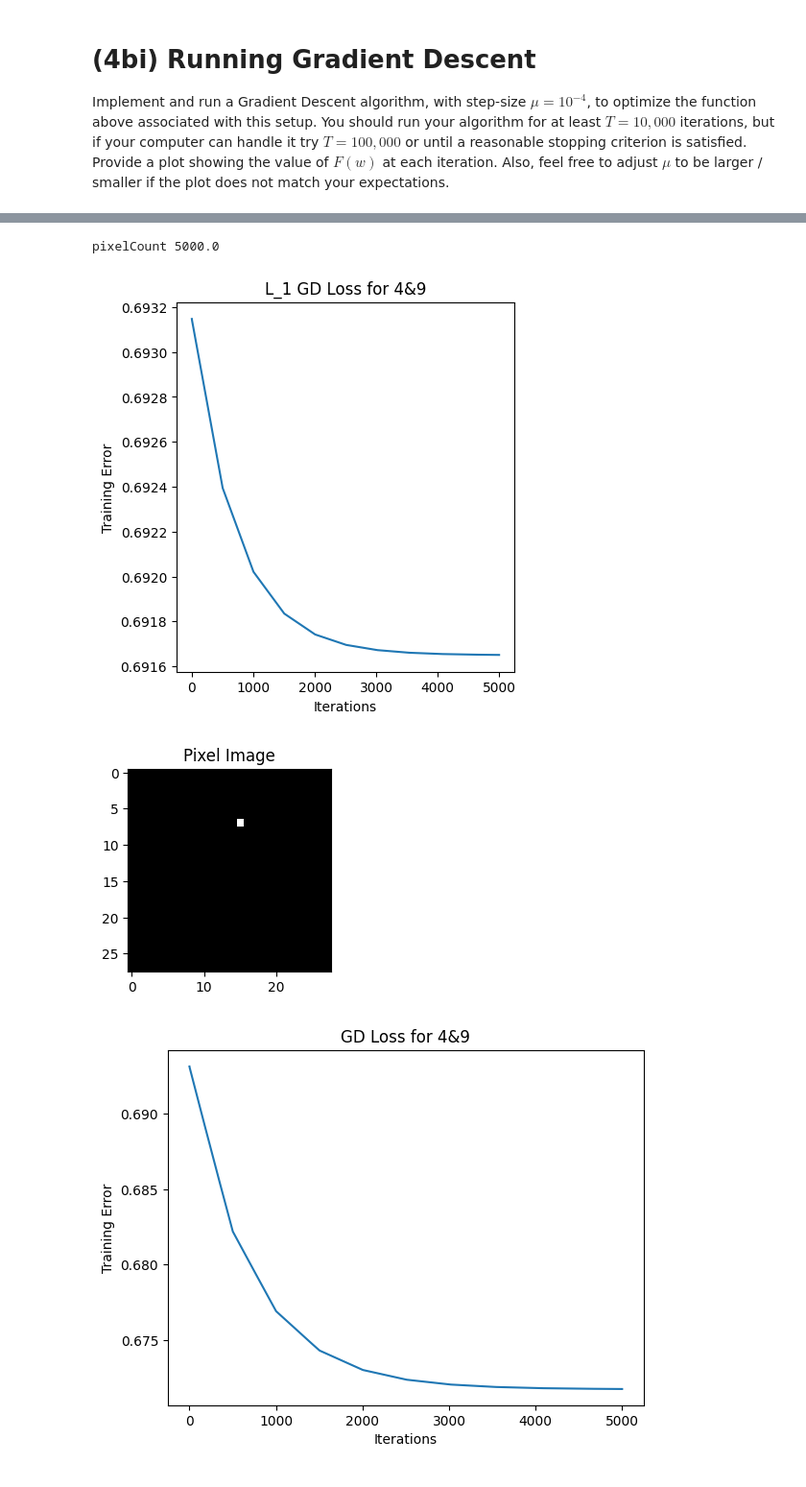
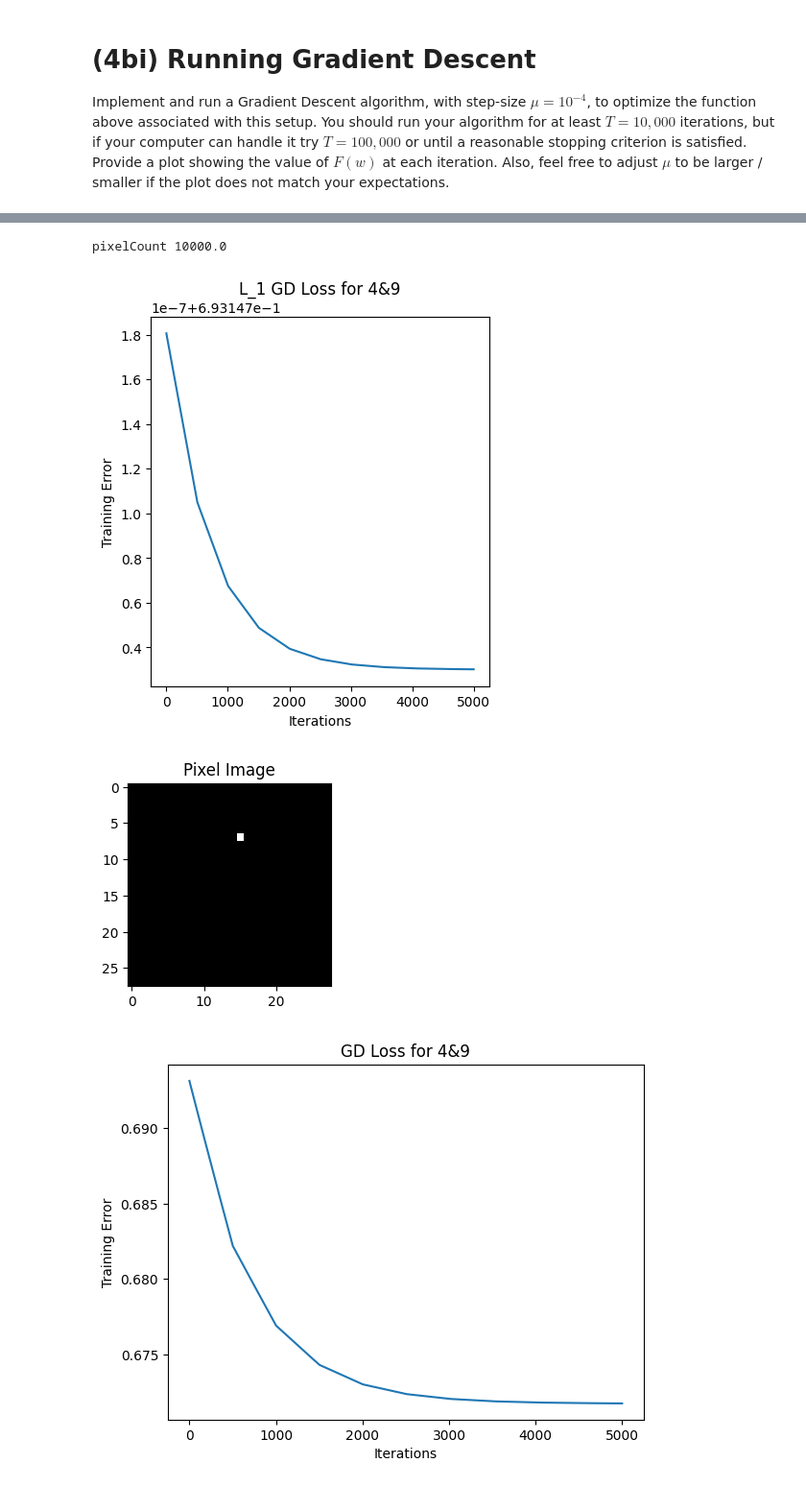
Before and after one commit to catliba/173a, a Jupyter notebook: HW4_Q3.ipynb, the cells around one changed output, grey strips where cells are left out. Shown at 96% size. Saved outputs shown, nothing was run; the diff lists cells and outputs as text; code cells hidden in the pictures.

```diff
--- a/HW4_Q3.ipynb
+++ b/HW4_Q3.ipynb
@@ -76,8 +100,7 @@ def output_data(num1, num2):
 
 Implement and run a Gradient Descent algorithm, with step-size $\mu = 10^{-4}$, to optimize the function above associated with this setup. You should run your algorithm for at least $T = 10,000$ iterations, but if your computer can handle it try $T=100,000$ or until a reasonable stopping criterion is satisfied.  Provide a plot showing the value of $F(w)$ at each iteration. Also, feel free to adjust $\mu$ to be larger / smaller if the plot does not match your expectations.
 # %%
-# implement L_infinite gradient descent here
-
+#3a
 w = np.zeros((784,1))
 
 def gradF(w, x_train, y_train):
@@ -86,19 +109,16 @@ def gradF(w, x_train, y_train):
     return grad.transpose().mean(axis=1).reshape((28*28,1))
 
 def F(w, x_train, y_train):
-    F = np.log(1+np.exp(-y_train*(x_train @ w))).mean()
-    return F
+    return np.log(1+np.exp(-y_train*(x_train @ w))).mean()
 
 def p(gradient):
-    normGrad = np.linalg.norm(gradient, ord = 1)
-    return np.sign(gradient) * normGrad
+    return np.sign(gradient) * np.linalg.norm(gradient, ord = 1)
 
 def gradient_descent(w, T=1000, mu=1e-4, num1=0, num2=1, plot=True):
     x_train, y_train, x_test, y_test = output_data(num1, num2)
     F_history = []
     for t in range(T):
         F_history.append(F(w,x_train, y_train))
-        #w = w-mu*gradF(w, x_train, y_train)
         gradient = gradF(w, x_train, y_train)
         w = w-mu*p(gradient)
         if(t%500) == 0:
@@ -115,6 +135,6 @@ def gradient_descent(w, T=1000, mu=1e-4, num1=0, num2=1, plot=True):
     return w, F_history, x_train, y_train, x_test, y_test
 
 # Call gradient_descent for digits 4 and 9
-Tmax = 5000
+Tmax = 10000
 w_star, F_hist, x_train, y_train, x_test, y_test = gradient_descent(w, T=Tmax, mu=1e-8, num1=4, num2=9, plot=True)
 # %% [output]
@@ -122,71 +142,62 @@ w_star, F_hist, x_train, y_train, x_test, y_test = gradient_descent(w, T=Tmax, m
 # %%
-# implement L_1 gradient descent here
-
+#3b
 w = np.zeros((784,1))
 pixelCount = np.zeros(784)
 
-#gradient of F
 def gradF(w, x_train, y_train):
     expVal = np.exp(-y_train*(x_train @ w))
     grad = (-expVal/(1+expVal))*y_train*x_train
     return grad.transpose().mean(axis=1).reshape((28*28,1))
 
-#function f
 def F(w, x_train, y_train):
-    F = np.log(1+np.exp(-y_train*(x_train @ w))).mean()
-    return F
+    return np.log(1+np.exp(-y_train*(x_train @ w))).mean()
 
-#step size
 def p(gradient):
     j_star = np.argmax(np.abs(gradient))
     ej_star = np.zeros_like(gradient)
     ej_star[j_star] = 1
-    #pixelCount[j_star] += 1
-    normGrad = np.linalg.norm(gradient, ord = np.inf)
-    return np.sign(gradient*j_star) * normGrad * ej_star
-
-
+    pixelCount[j_star] += 1
+    return np.sign(gradient*j_star) * np.linalg.norm(gradient, ord = np.inf) * ej_star
 
 def gradient_descent(w, T=1000, mu=1e-4, num1=0, num2=1, plot=True):
     x_train, y_train, x_test, y_test = output_data(num1, num2)
     F_history = []
     for t in range(T):
         F_history.append(F(w,x_train, y_train))
-        #w = w-mu*gradF(w, x_train, y_train)
         gradient = gradF(w, x_train, y_train)
         w = w-mu*p(gradient)
         j_star = np.argmax(np.abs(gradient))
         pixelCount[j_star] += 1
         if(t%500) == 0:
             print('Finished', t, 'iterations...')
             clear_output(wait=True)
             mu = mu/2
 
     if plot:
         plt.figure(figsize = (10,5))
         plt.subplot(121)
         plt.plot(range(T), F_history)
         plt.xlabel('Iterations')
         plt.ylabel('Training Error')
         plt.title('L_1 GD Loss for '+str(num1)+ '&'+str(num2))
 
 
     plt.figure(figsize = (6,6))
     plt.subplot(122)
     pixelImage = pixelCount.reshape(28,28)
     plt.imshow(pixelImage, cmap = 'gray')
     plt.title('Pixel Image')
     plt.show
 
     return w, F_history, x_train, y_train, x_test, y_test
 
 # Call gradient_descent for digits 4 and 9
 Tmax = 5000
-w_star, F_hist, x_train, y_train, x_test, y_test = gradient_descent(w, T=Tmax, mu=1e-4, num1=4, num2=9, plot=True)
+w_star, F_hist, x_train, y_train, x_test, y_test = gradient_descent(w, T=Tmax, mu=1e-8, num1=4, num2=9, plot=True)
 sumPixelCount = np.sum(pixelCount)
 print('pixelCount', sumPixelCount)
 # %% [output]
-pixelCount 5000.0
+pixelCount 10000.0
-[figure, old version]
+[figure, new version]
 [figure]
 # %%
```
Also changed, not shown: parts of 7 cells of this notebook, 4 other files.
